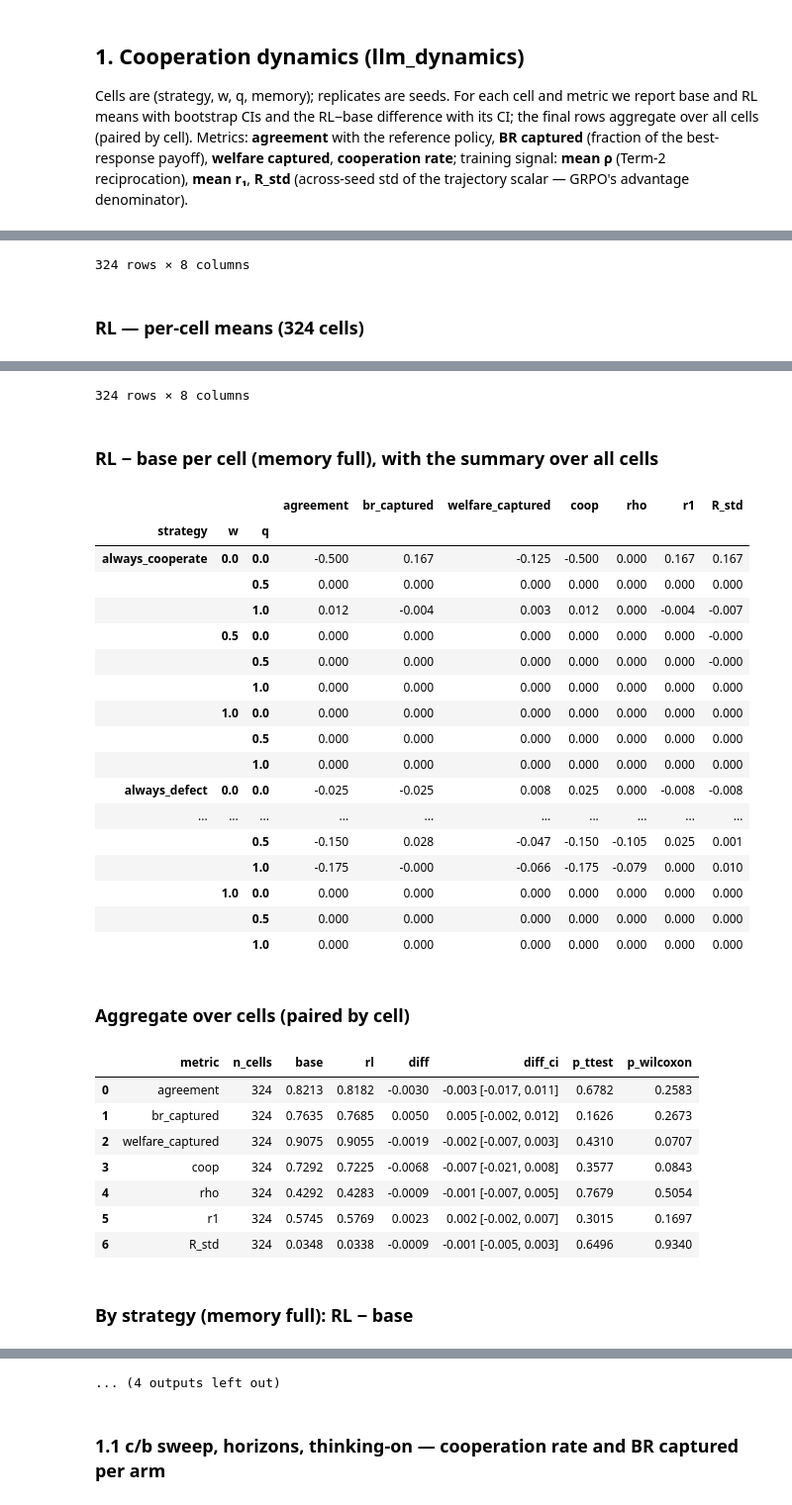
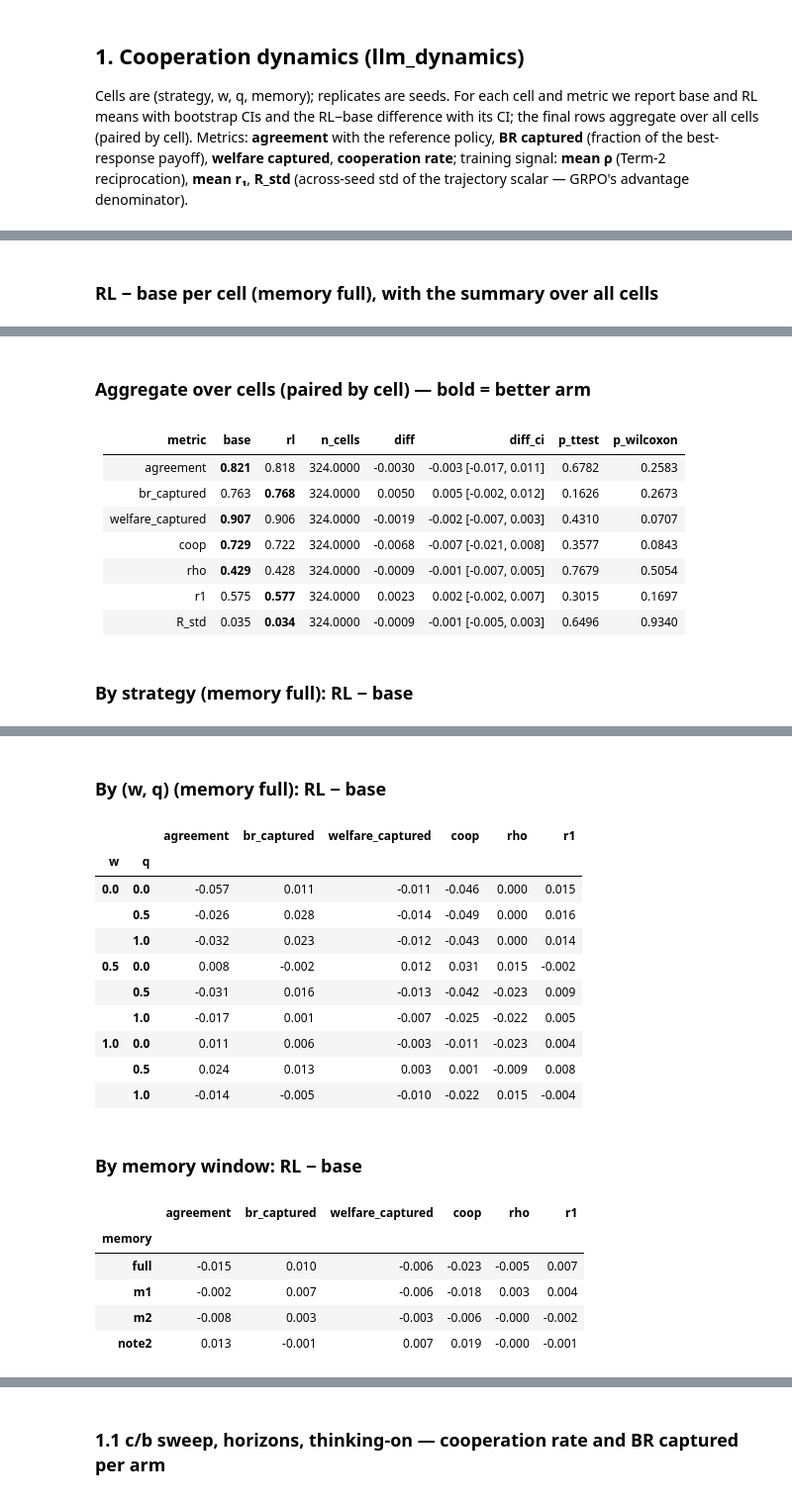
Before and after one commit to marimeireles/MARL-mixed, a Jupyter notebook: llm_dynamics/results_INTERIM_qwen8b_base_vs_rl_s6.ipynb, the cells around one changed output, grey strips where cells are left out. Shown at 99% size. Cells and saved outputs as stored; diff of their text form; code cells hidden in the pictures.

```diff
--- a/llm_dynamics/results_INTERIM_qwen8b_base_vs_rl_s6.ipynb
+++ b/llm_dynamics/results_INTERIM_qwen8b_base_vs_rl_s6.ipynb
@@ -298,10 +345,16 @@ if dyn[TB] is not None:
     def cell_table(df):
         g = df.groupby(keys)
         out = g[METRICS].mean(); out['R_std'] = g['R'].std(ddof=0); out['n_seeds'] = g.size(); return out
-    tb = cell_table(dyn[TB]); display(Markdown(f'### Base — per-cell means ({len(tb)} cells)')); display(tb.round(3))
+    tb = cell_table(dyn[TB])
     if dyn[TR] is not None:
-        tr = cell_table(dyn[TR]); display(Markdown(f'### RL — per-cell means ({len(tr)} cells)')); display(tr.round(3))
+        tr = cell_table(dyn[TR])
         both = tb.join(tr, lsuffix='_base', rsuffix='_rl', how='inner')
+        side = pd.concat({m: both[[f'{m}_base', f'{m}_rl']].set_axis(['base', 'rl'], axis=1) for m in METRICS + ['R_std']}, axis=1)
+        display(Markdown(f'### Per-cell means, base vs RL side by side ({len(side)} cells) — **bold** = better arm (direction-aware; directionless metrics unbolded)'))
+        display(bold_arms(side))
+    else:
+        display(Markdown(f'### Base — per-cell means ({len(tb)} cells)')); display(tb.round(3))
+    if dyn[TR] is not None:
         display(Markdown('### RL − base per cell (memory full), with the summary over all cells'))
         diff = pd.DataFrame({m: both[f'{m}_rl'] - both[f'{m}_base'] for m in METRICS + ['R_std']})
         display(diff.xs('full', level='memory').round(3) if 'full' in diff.index.get_level_values('memory') else diff.round(3))
@@ -310,7 +363,7 @@ if dyn[TB] is not None:
             t = paired_tests(both[f'{m}_base'], both[f'{m}_rl'])
             rows.append(dict(metric=m, n_cells=t['n'], base=t['mean_base'], rl=t['mean_rl'], diff=t['diff'],
                              diff_ci=fmt(t['diff'], *t.get('diff_ci', (np.nan, np.nan))), p_ttest=t.get('p_ttest'), p_wilcoxon=t.get('p_wilcoxon')))
-        display(Markdown('### Aggregate over cells (paired by cell)')); display(pd.DataFrame(rows).round(4))
+        display(Markdown('### Aggregate over cells (paired by cell) — **bold** = better arm')); display(bold_paired(rows))
         display(Markdown('### By strategy (memory full): RL − base'))
         display(diff.reset_index().query("memory=='full'").groupby('strategy')[METRICS].mean().round(3))
         display(Markdown('### By (w, q) (memory full): RL − base'))
@@ -321,0 +409 @@ if dyn[TB] is not None:
+### RL − base per cell (memory full), with the summary over all cells
@@ -335,2 +428,11 @@ if dyn[TB] is not None:
-324 rows × 8 columns
-### RL — per-cell means (324 cells)
+### Aggregate over cells (paired by cell) — **bold** = better arm
+| metric | base | rl | n_cells | diff | diff_ci | p_ttest | p_wilcoxon |
+|---|---|---|---|---|---|---|---|
+| agreement | **0.821** | 0.818 | 324.0000 | -0.0030 | -0.003 [-0.017, 0.011] | 0.6782 | 0.2583 |
+| br_captured | 0.763 | **0.768** | 324.0000 | 0.0050 | 0.005 [-0.002, 0.012] | 0.1626 | 0.2673 |
+| welfare_captured | **0.907** | 0.906 | 324.0000 | -0.0019 | -0.002 [-0.007, 0.003] | 0.4310 | 0.0707 |
+| coop | **0.729** | 0.722 | 324.0000 | -0.0068 | -0.007 [-0.021, 0.008] | 0.3577 | 0.0843 |
+| rho | **0.429** | 0.428 | 324.0000 | -0.0009 | -0.001 [-0.007, 0.005] | 0.7679 | 0.5054 |
+| r1 | 0.575 | **0.577** | 324.0000 | 0.0023 | 0.002 [-0.002, 0.007] | 0.3015 | 0.1697 |
+| R_std | 0.035 | **0.034** | 324.0000 | -0.0009 | -0.001 [-0.005, 0.003] | 0.6496 | 0.9340 |
+### By strategy (memory full): RL − base
@@ -350,30 +450,19 @@ if dyn[TB] is not None:
-324 rows × 8 columns
-### RL − base per cell (memory full), with the summary over all cells
+### By (w, q) (memory full): RL − base
-|  |  |  | agreement | br_captured | welfare_captured | coop | rho | r1 | R_std |
-| strategy | w | q |  |  |  |  |  |  |  |
-| always_cooperate | 0.0 | 0.0 | -0.500 | 0.167 | -0.125 | -0.500 | 0.000 | 0.167 | 0.167 |
-|  |  | 0.5 | 0.000 | 0.000 | 0.000 | 0.000 | 0.000 | 0.000 | 0.000 |
-|  |  | 1.0 | 0.012 | -0.004 | 0.003 | 0.012 | 0.000 | -0.004 | -0.007 |
-|  | 0.5 | 0.0 | 0.000 | 0.000 | 0.000 | 0.000 | 0.000 | 0.000 | -0.000 |
-|  |  | 0.5 | 0.000 | 0.000 | 0.000 | 0.000 | 0.000 | 0.000 | -0.000 |
-|  |  | 1.0 | 0.000 | 0.000 | 0.000 | 0.000 | 0.000 | 0.000 | 0.000 |
-|  | 1.0 | 0.0 | 0.000 | 0.000 | 0.000 | 0.000 | 0.000 | 0.000 | 0.000 |
-|  |  | 0.5 | 0.000 | 0.000 | 0.000 | 0.000 | 0.000 | 0.000 | 0.000 |
-|  |  | 1.0 | 0.000 | 0.000 | 0.000 | 0.000 | 0.000 | 0.000 | 0.000 |
-| always_defect | 0.0 | 0.0 | -0.025 | -0.025 | 0.008 | 0.025 | 0.000 | -0.008 | -0.008 |
-| ... | ... | ... | ... | ... | ... | ... | ... | ... | ... |
-|  |  | 0.5 | -0.150 | 0.028 | -0.047 | -0.150 | -0.105 | 0.025 | 0.001 |
-|  |  | 1.0 | -0.175 | -0.000 | -0.066 | -0.175 | -0.079 | 0.000 | 0.010 |
-|  | 1.0 | 0.0 | 0.000 | 0.000 | 0.000 | 0.000 | 0.000 | 0.000 | 0.000 |
-|  |  | 0.5 | 0.000 | 0.000 | 0.000 | 0.000 | 0.000 | 0.000 | 0.000 |
-|  |  | 1.0 | 0.000 | 0.000 | 0.000 | 0.000 | 0.000 | 0.000 | 0.000 |
+|  |  | agreement | br_captured | welfare_captured | coop | rho | r1 |
+| w | q |  |  |  |  |  |  |
+| 0.0 | 0.0 | -0.057 | 0.011 | -0.011 | -0.046 | 0.000 | 0.015 |
+|  | 0.5 | -0.026 | 0.028 | -0.014 | -0.049 | 0.000 | 0.016 |
+|  | 1.0 | -0.032 | 0.023 | -0.012 | -0.043 | 0.000 | 0.014 |
+| 0.5 | 0.0 | 0.008 | -0.002 | 0.012 | 0.031 | 0.015 | -0.002 |
+|  | 0.5 | -0.031 | 0.016 | -0.013 | -0.042 | -0.023 | 0.009 |
+|  | 1.0 | -0.017 | 0.001 | -0.007 | -0.025 | -0.022 | 0.005 |
+| 1.0 | 0.0 | 0.011 | 0.006 | -0.003 | -0.011 | -0.023 | 0.004 |
+|  | 0.5 | 0.024 | 0.013 | 0.003 | 0.001 | -0.009 | 0.008 |
+|  | 1.0 | -0.014 | -0.005 | -0.010 | -0.022 | 0.015 | -0.004 |
-### Aggregate over cells (paired by cell)
+### By memory window: RL − base
-|  | metric | n_cells | base | rl | diff | diff_ci | p_ttest | p_wilcoxon |
-| 0 | agreement | 324 | 0.8213 | 0.8182 | -0.0030 | -0.003 [-0.017, 0.011] | 0.6782 | 0.2583 |
-| 1 | br_captured | 324 | 0.7635 | 0.7685 | 0.0050 | 0.005 [-0.002, 0.012] | 0.1626 | 0.2673 |
-| 2 | welfare_captured | 324 | 0.9075 | 0.9055 | -0.0019 | -0.002 [-0.007, 0.003] | 0.4310 | 0.0707 |
-| 3 | coop | 324 | 0.7292 | 0.7225 | -0.0068 | -0.007 [-0.021, 0.008] | 0.3577 | 0.0843 |
-| 4 | rho | 324 | 0.4292 | 0.4283 | -0.0009 | -0.001 [-0.007, 0.005] | 0.7679 | 0.5054 |
-| 5 | r1 | 324 | 0.5745 | 0.5769 | 0.0023 | 0.002 [-0.002, 0.007] | 0.3015 | 0.1697 |
-| 6 | R_std | 324 | 0.0348 | 0.0338 | -0.0009 | -0.001 [-0.005, 0.003] | 0.6496 | 0.9340 |
+|  | agreement | br_captured | welfare_captured | coop | rho | r1 |
+| memory |  |  |  |  |  |  |
+| full | -0.015 | 0.010 | -0.006 | -0.023 | -0.005 | 0.007 |
+| m1 | -0.002 | 0.007 | -0.006 | -0.018 | 0.003 | 0.004 |
+| m2 | -0.008 | 0.003 | -0.003 | -0.006 | -0.000 | -0.002 |
+| note2 | 0.013 | -0.001 | 0.007 | 0.019 | -0.000 | -0.001 |
-### By strategy (memory full): RL − base
@@ -391,4 +469,3 @@ if dyn[TB] is not None:
-... (4 outputs left out)
 # %% [markdown]
 ### 1.1 c/b sweep, horizons, thinking-on — cooperation rate and BR captured per arm
 # %%
```
Also changed, not shown: parts of 5 cells of this notebook, 2 other files.
